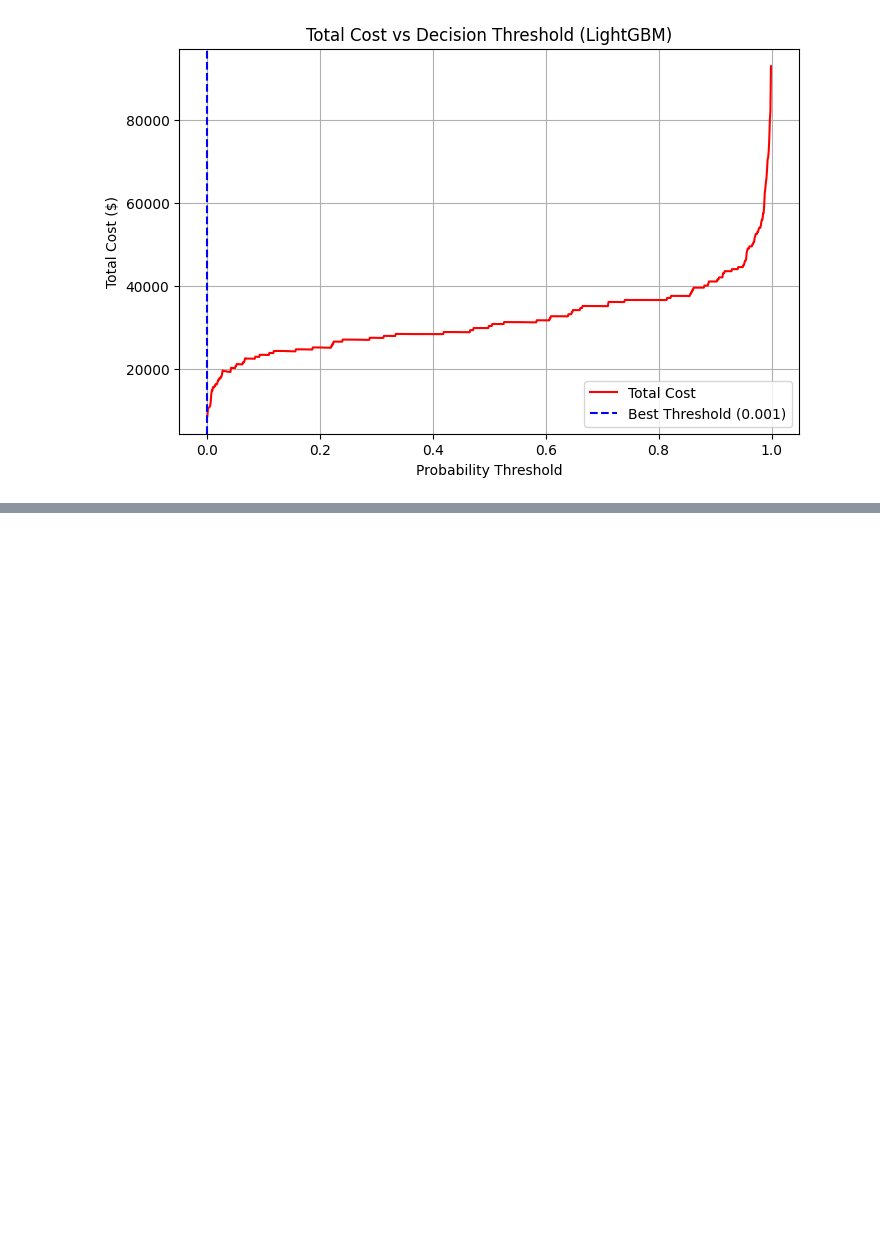
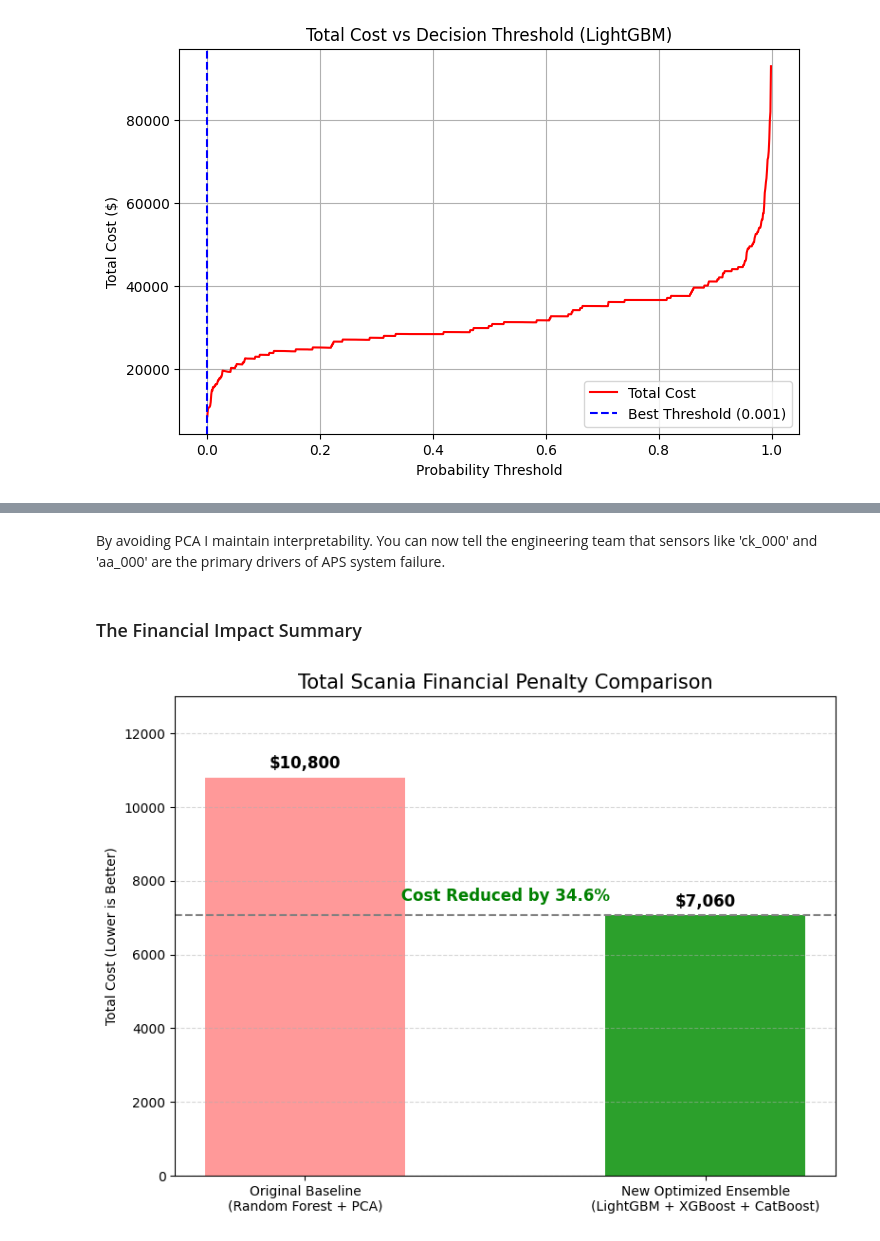
Before and after one commit to DeepDive-UG/Scania-failure-model, a Jupyter notebook: notebooks/beating-the-baseline.ipynb, the cells around one changed output, grey strips where cells are left out. Cells and saved outputs as stored; diff of their text form; code cells hidden in the pictures; blank space fills up the shorter version.

```diff
--- a/notebooks/beating-the-baseline.ipynb
+++ b/notebooks/beating-the-baseline.ipynb
@@ -102,0 +203,20 @@ plt.show()
+# %%
+w_lgbm = 0.00014
+w_xgb = 0.04198
+w_cat = 0.95788
+best_threshold = 0.09616
+
+final_blended_proba = (w_lgbm * y_proba) + (w_xgb * y_proba_xgb) + (w_cat * y_proba_cat)
+
+final_predictions = (final_blended_proba >= best_threshold).astype(int)
+
+tn, fp, fn, tp = confusion_matrix(y_test, final_predictions).ravel()
+final_cost = (fp * 10) + (fn * 500)
+
+print(f"Original Baseline Cost: $10,800")
+print(f"Ensemble Cost: ${final_cost}")
+print(f"Total Savings: ${(10800 - final_cost)}")
+print(f"Improvement: {((10800 - final_cost) / 10800) * 100:.1f}%")
+print(f"-----------------------------------")
+print(f"False Positives (Cost $10): {fp}")
+print(f"False Negatives (Cost $500): {fn}")
@@ -102,0 +292,29 @@ plt.show()
+# %% [markdown]
+By avoiding PCA I maintain interpretability. You can now tell the engineering team that sensors like 'ck_000' and 'aa_000' are the primary drivers of APS system failure.
+# %% [markdown]
+### The Financial Impact Summary
+# %%
+models = ['Original Baseline\n(Random Forest + PCA)', 'New Optimized Ensemble\n(LightGBM + XGBoost + CatBoost)']
+costs = [10800, final_cost]
+colors = ['#ff9999', '#2ca02c']
+
+plt.figure(figsize=(8, 6))
+bars = plt.bar(models, costs, color=colors, width=0.5)
+
+for bar in bars:
+    yval = bar.get_height()
+    plt.text(bar.get_x() + bar.get_width()/2, yval + 150, f"${yval:,.0f}", ha='center', va='bottom', fontsize=12, fontweight='bold')
+
+plt.title('Total Scania Financial Penalty Comparison', fontsize=15)
+plt.ylabel('Total Cost (Lower is Better)')
+plt.ylim(0, 13000)
+plt.grid(axis='y', linestyle='--', alpha=0.5)
+
+plt.axhline(y=final_cost, color='gray', linestyle='--')
+savings_pct = ((10800 - final_cost) / 10800) * 100
+plt.text(0.5, final_cost + 400, f" Cost Reduced by {savings_pct:.1f}% ", ha='center', fontsize=12, color='green', fontweight='bold')
+
+plt.tight_layout()
+plt.show()
+# %% [output]
+[figure, added]
```
Also changed, not shown: parts of 15 cells of this notebook.
